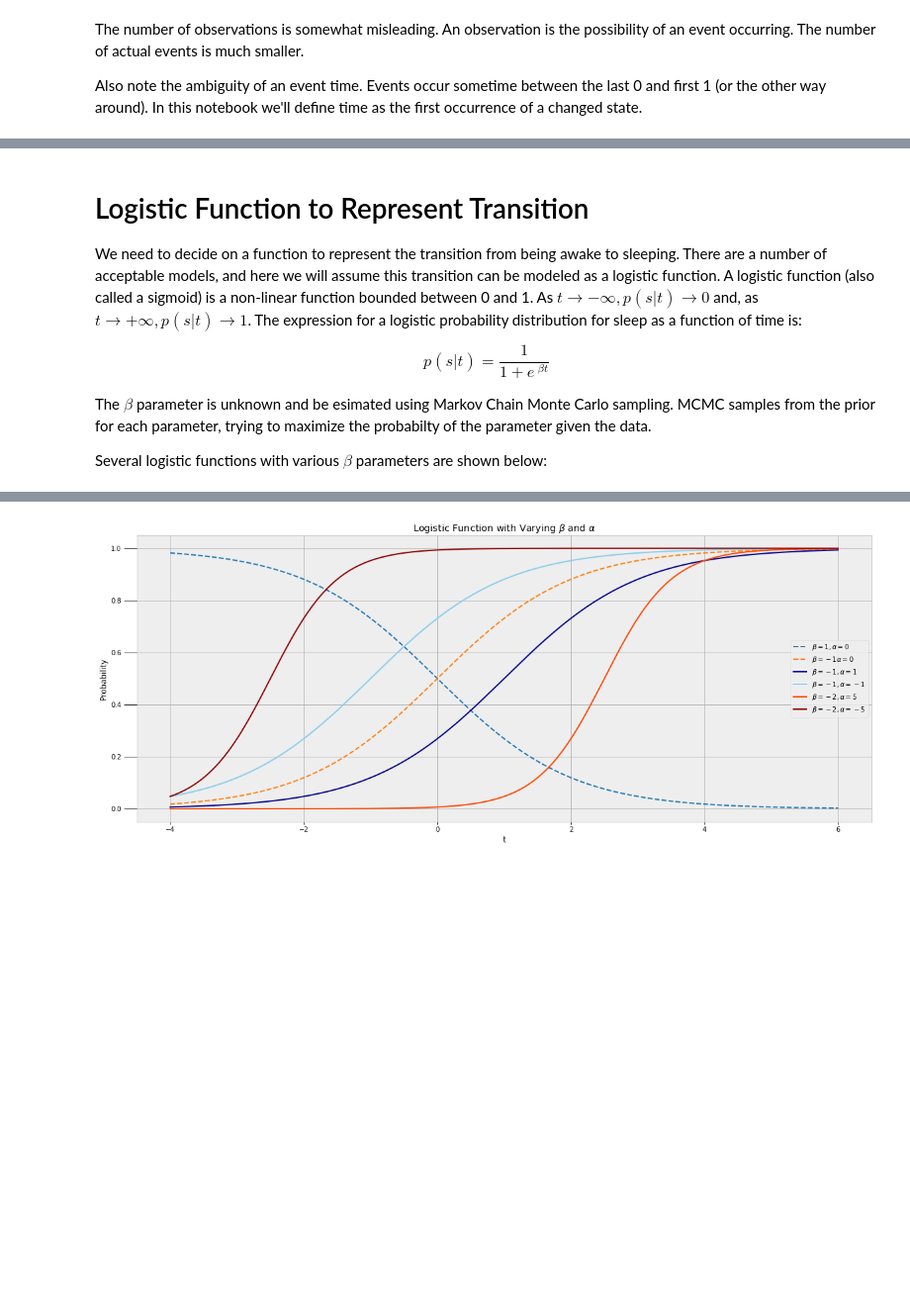
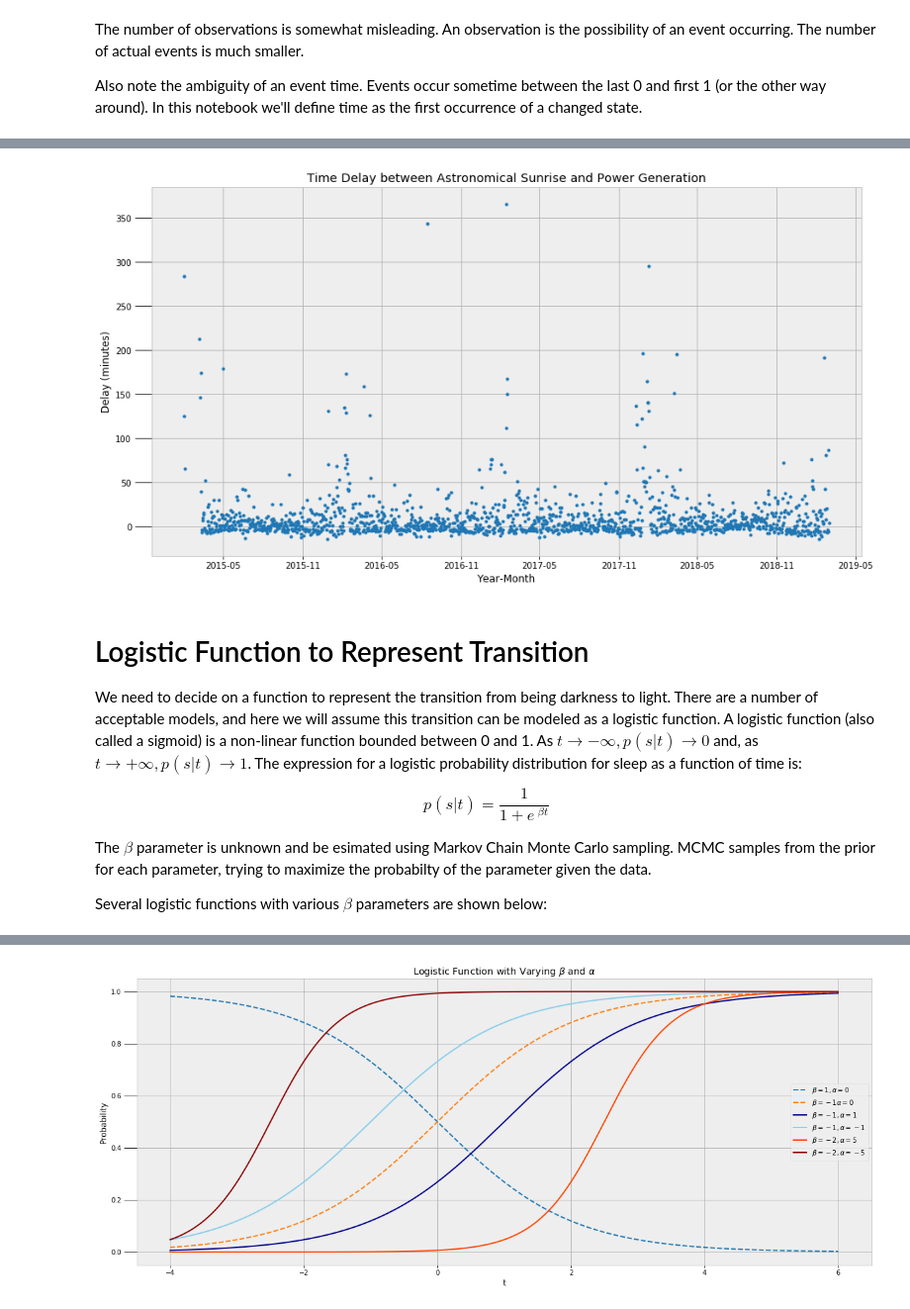
Before and after one commit to Turanga1/ai-projects, a Jupyter notebook: markov_chain_monte_carlo/markov_chain_monte_carlo.ipynb, the cells around one changed output, grey strips where cells are left out. Shown at 99% size. Cells and saved outputs as stored; diff of their text form; code cells hidden in the pictures; blank space fills up the shorter version.

```diff
--- a/markov_chain_monte_carlo/markov_chain_monte_carlo.ipynb
+++ b/markov_chain_monte_carlo/markov_chain_monte_carlo.ipynb
@@ -234,7 +226,24 @@ plt.show();
+# %%
+# Time delay between astronomical sunrise and first Watt of power
+sunrises['calc'] = sunrise_times
+sunrises['diff'] = (pd.to_timedelta(sunrises['time'].astype(str))\
+                    - pd.to_timedelta(sunrises['calc'].astype(str))).dt.total_seconds() //60 # minutes
+# %%
+# plot
+fig, ax = plt.subplots(figsize=(15,8))
+
+ax.plot(sunrises['diff'], linewidth=4, label='Time Delay', linestyle='None', marker='.')
+ax.set_ylabel('Delay (minutes)')
+
+plt.title('Time Delay between Astronomical Sunrise and Power Generation')
+plt.xlabel('Year-Month')
+plt.show();
+# %% [output]
+[figure, added]
 # %% [markdown]
 # Logistic Function to Represent Transition
 
-We need to decide on a function to represent the transition from being awake to sleeping. There are a number of acceptable models, and here we will assume this transition can be modeled as a logistic function. A logistic function (also called a sigmoid) is a non-linear function bounded between 0 and 1. As ${t \to -\infty}, {p(s|t) \to 0}$ and, as ${t \to +\infty}, {p(s|t) \to 1}$. The expression for a logistic probability distribution for sleep as a function of time is:
+We need to decide on a function to represent the transition from being darkness to light. There are a number of acceptable models, and here we will assume this transition can be modeled as a logistic function. A logistic function (also called a sigmoid) is a non-linear function bounded between 0 and 1. As ${t \to -\infty}, {p(s|t) \to 0}$ and, as ${t \to +\infty}, {p(s|t) \to 1}$. The expression for a logistic probability distribution for sleep as a function of time is:
 
 $$p(s|t) = \frac{1}{ 1 + e^{\;\beta t } }$$
 
```
Also changed, not shown: parts of 34 cells of this notebook.
